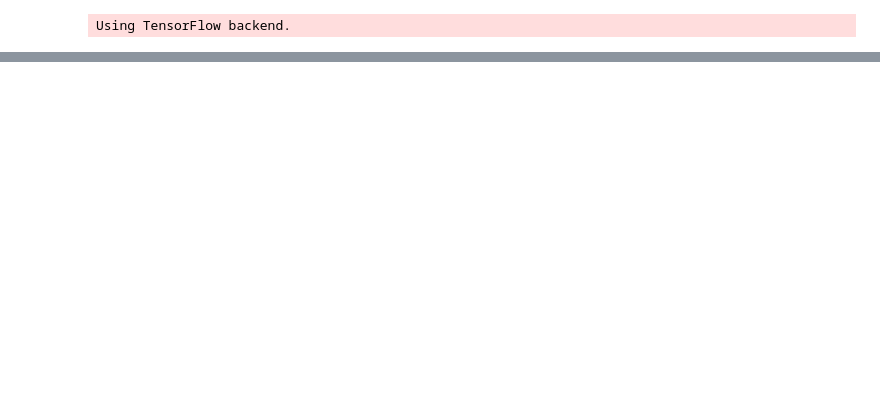
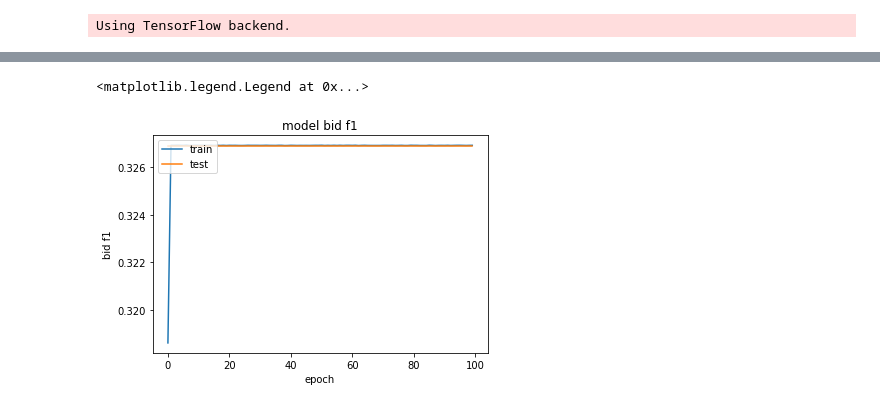
Before and after one commit to JC-Cheng/ML-QF_Practice, a Jupyter notebook: RNN Queue Imbalance/RNN_Queue_Imbalance.ipynb, the cells around one changed output, grey strips where cells are left out. Drawn from its saved outputs; the diff is of its cells as text; code cells hidden in the pictures; blank space fills up the shorter version.

```diff
--- a/RNN Queue Imbalance/RNN_Queue_Imbalance.ipynb
+++ b/RNN Queue Imbalance/RNN_Queue_Imbalance.ipynb
@@ -111,0 +157,10 @@ Epoch 2/2
+# %%
+plt.plot(History.history['bid_f1'])
+plt.plot(History.history['val_bid_f1'])
+plt.title('model bid f1')
+plt.ylabel('bid f1')
+plt.xlabel('epoch')
+plt.legend(['train', 'test'], loc='upper left')
+# %% [output]
+<matplotlib.legend.Legend at 0x...>
+[figure, added]
```
Also changed, not shown: parts of 15 cells of this notebook, 1 other file.
